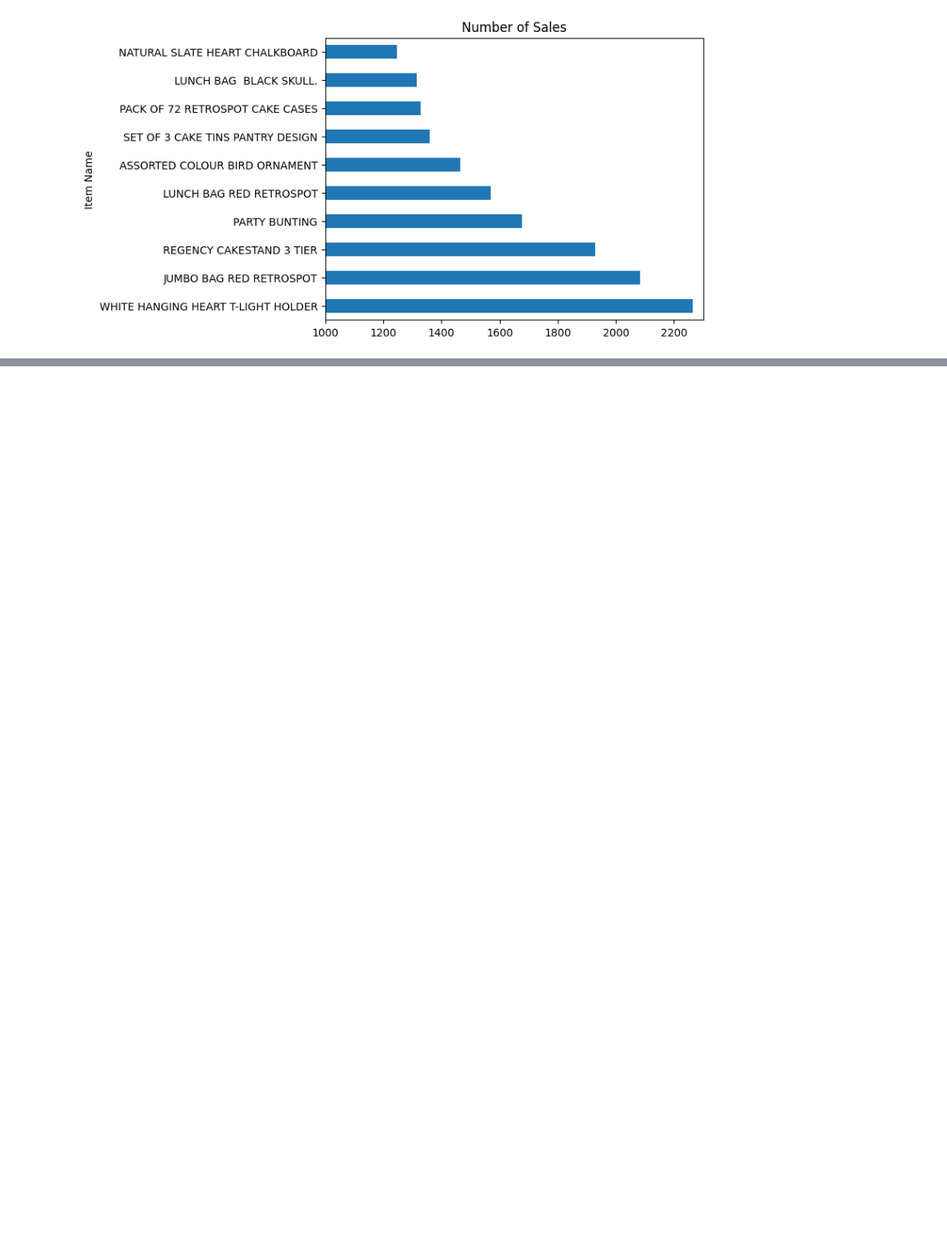
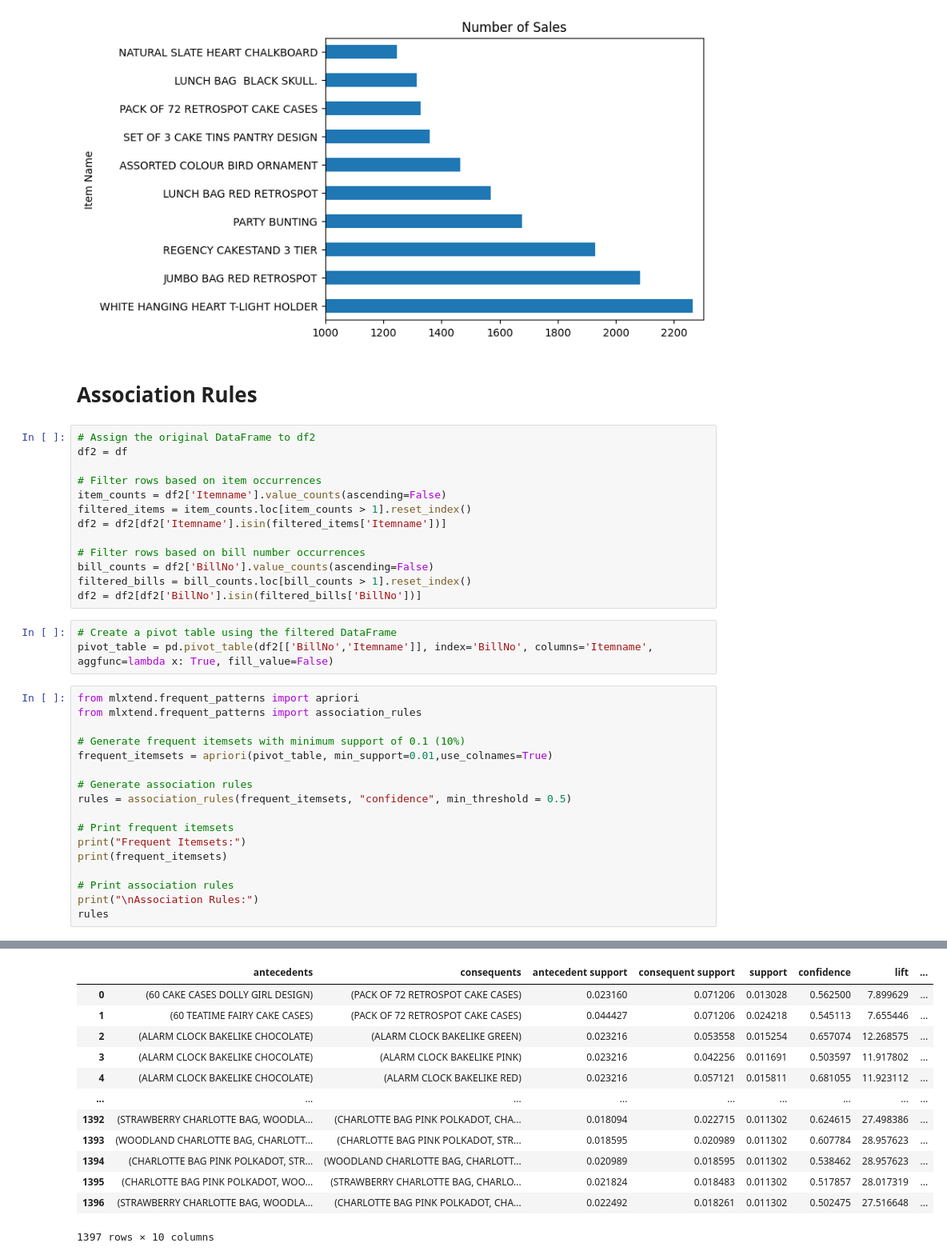
Before and after one commit to KavyaSwethaJ/market-basket-insights, a Jupyter notebook: market-basket-insights.ipynb, the cells around one changed output, grey strips where cells are left out. Shown at 80% size. Cells and saved outputs as stored; diff of their text form; blank space fills up the shorter version.

```diff
--- a/market-basket-insights.ipynb
+++ b/market-basket-insights.ipynb
@@ -253,3 +248,39 @@ plt.show()
 # %% [output]
 [figure]
 [figure]
+# %% [markdown]
+# Association Rules
+# %%
+# Assign the original DataFrame to df2
+df2 = df
+
+# Filter rows based on item occurrences
+item_counts = df2['Itemname'].value_counts(ascending=False)
+filtered_items = item_counts.loc[item_counts > 1].reset_index()
+df2 = df2[df2['Itemname'].isin(filtered_items['Itemname'])]
+
+# Filter rows based on bill number occurrences
+bill_counts = df2['BillNo'].value_counts(ascending=False)
+filtered_bills = bill_counts.loc[bill_counts > 1].reset_index()
+df2 = df2[df2['BillNo'].isin(filtered_bills['BillNo'])]
+# %%
+# Create a pivot table using the filtered DataFrame
+pivot_table = pd.pivot_table(df2[['BillNo','Itemname']], index='BillNo', columns='Itemname', aggfunc=lambda x: True, fill_value=False)
+# %%
+from mlxtend.frequent_patterns import apriori
+from mlxtend.frequent_patterns import association_rules
+
+# Generate frequent itemsets with minimum support of 0.1 (10%)
+frequent_itemsets = apriori(pivot_table, min_support=0.01,use_colnames=True)
+
+# Generate association rules
+rules = association_rules(frequent_itemsets, "confidence", min_threshold = 0.5)
+
+# Print frequent itemsets
+print("Frequent Itemsets:")
+print(frequent_itemsets)
+
+# Print association rules
+print("\nAssociation Rules:")
+rules
+# %% [output]
@@ -255,0 +304,13 @@ plt.show()
+|  | antecedents | consequents | antecedent support | consequent support | support | confidence | lift | ... |
+| 0 | (60 CAKE CASES DOLLY GIRL DESIGN) | (PACK OF 72 RETROSPOT CAKE CASES) | 0.023160 | 0.071206 | 0.013028 | 0.562500 | 7.899629 | ... |
+| 1 | (60 TEATIME FAIRY CAKE CASES) | (PACK OF 72 RETROSPOT CAKE CASES) | 0.044427 | 0.071206 | 0.024218 | 0.545113 | 7.655446 | ... |
+| 2 | (ALARM CLOCK BAKELIKE CHOCOLATE) | (ALARM CLOCK BAKELIKE GREEN) | 0.023216 | 0.053558 | 0.015254 | 0.657074 | 12.268575 | ... |
+| 3 | (ALARM CLOCK BAKELIKE CHOCOLATE) | (ALARM CLOCK BAKELIKE PINK) | 0.023216 | 0.042256 | 0.011691 | 0.503597 | 11.917802 | ... |
+| 4 | (ALARM CLOCK BAKELIKE CHOCOLATE) | (ALARM CLOCK BAKELIKE RED) | 0.023216 | 0.057121 | 0.015811 | 0.681055 | 11.923112 | ... |
+| ... | ... | ... | ... | ... | ... | ... | ... | ... |
+| 1392 | (STRAWBERRY CHARLOTTE BAG, WOODLA... | (CHARLOTTE BAG PINK POLKADOT, CHA... | 0.018094 | 0.022715 | 0.011302 | 0.624615 | 27.498386 | ... |
+| 1393 | (WOODLAND CHARLOTTE BAG, CHARLOTT... | (CHARLOTTE BAG PINK POLKADOT, STR... | 0.018595 | 0.020989 | 0.011302 | 0.607784 | 28.957623 | ... |
+| 1394 | (CHARLOTTE BAG PINK POLKADOT, STR... | (WOODLAND CHARLOTTE BAG, CHARLOTT... | 0.020989 | 0.018595 | 0.011302 | 0.538462 | 28.957623 | ... |
+| 1395 | (CHARLOTTE BAG PINK POLKADOT, WOO... | (STRAWBERRY CHARLOTTE BAG, CHARLO... | 0.021824 | 0.018483 | 0.011302 | 0.517857 | 28.017319 | ... |
+| 1396 | (STRAWBERRY CHARLOTTE BAG, WOODLA... | (CHARLOTTE BAG PINK POLKADOT, CHA... | 0.022492 | 0.018261 | 0.011302 | 0.502475 | 27.516648 | ... |
+1397 rows × 10 columns
```
Also changed, not shown: parts of 10 cells of this notebook.
